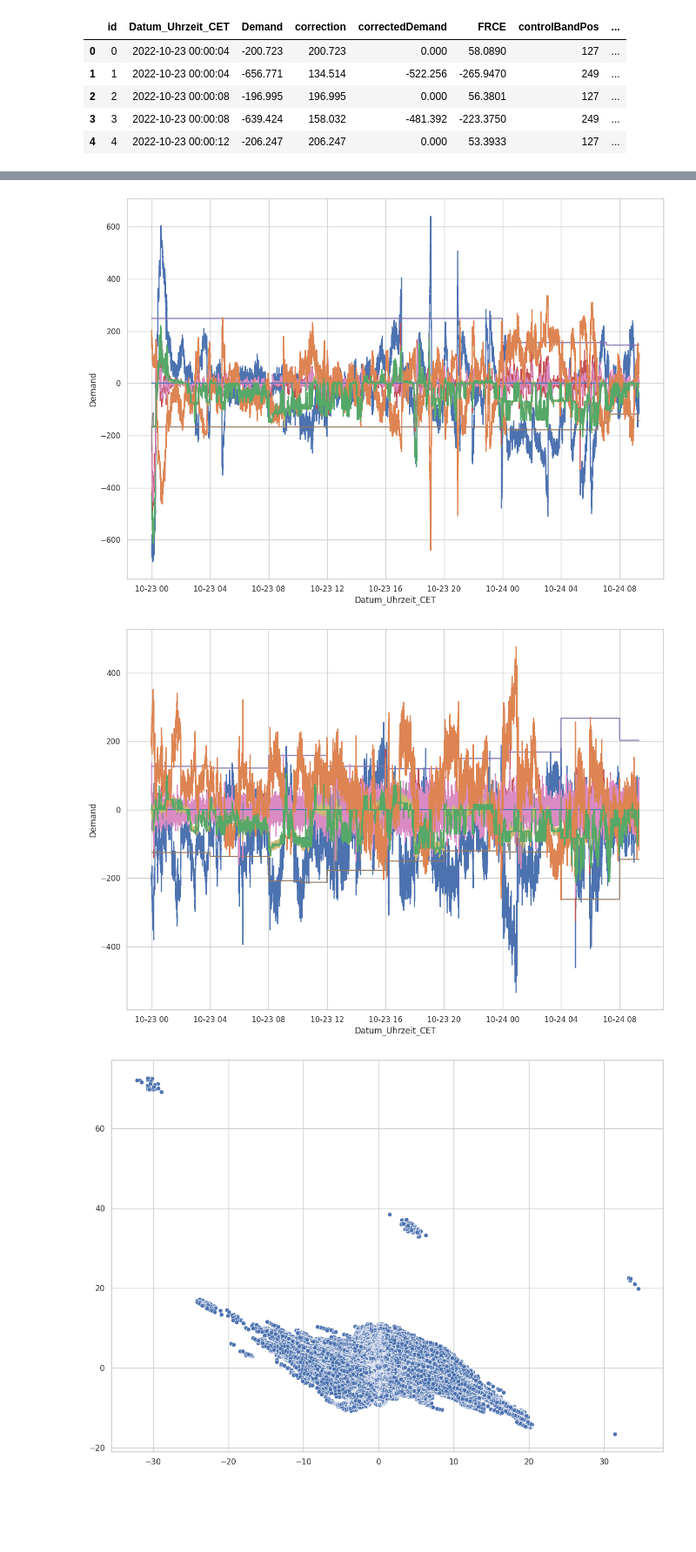
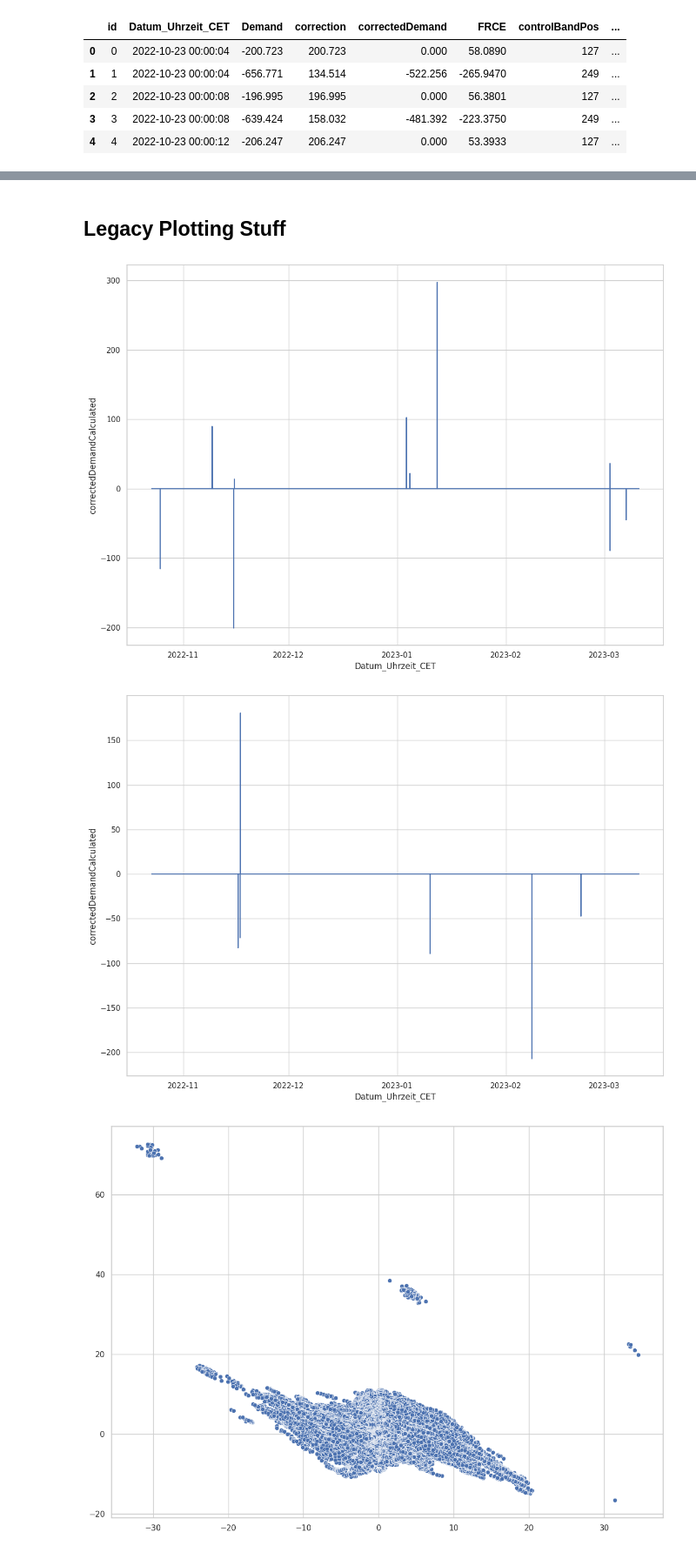
Before and after one commit to data-science-kitchen/ai-serving-grid-stability, a Jupyter notebook: data-exploration.ipynb, the cells around one changed output, grey strips where cells are left out. Shown at 87% size. Saved outputs shown, nothing was run; the diff lists cells and outputs as text; code cells hidden in the pictures; blank space fills up the shorter version.

Commit message:
Add check for anomalies in corrected demand.

```diff
--- a/data-exploration.ipynb
+++ b/data-exploration.ipynb
@@ -2,13 +2,14 @@
 import os
 
 import matplotlib.pyplot as plt
+import numpy as np
 import pandas as pd
 import seaborn as sns
 
 from sklearn.decomposition import PCA
 from sklearn.preprocessing import StandardScaler
 
-sns.set(style="whitegrid", context="notebook", rc={"figure.figsize":(14,10)})
+sns.set(style="whitegrid", context="notebook", rc={"figure.figsize":(12, 6)})
 # %%
 dataset_train = pd.read_csv(os.path.join("data", "train.csv"), low_memory=False)
 dataset_train["Datum_Uhrzeit_CET"] = pd.to_datetime(dataset_train["Datum_Uhrzeit_CET"], errors="coerce")
@@ -26,0 +43,17 @@ dataset_train.head()
+# %%
+fig, axs = plt.subplots(1, 2)
+
+for idx, control_area in enumerate([1, 2]):
+    area_subset_train = dataset_train[dataset_train["controlArea"] == control_area]
+    anomaly_corrected_demand = check_anomaly_corrected_demand(
+        area_subset_train["Demand"],
+        area_subset_train["correction"],
+        area_subset_train["correctedDemand"],
+    )
+
+    with pd.option_context("mode.chained_assignment", None):
+        area_subset_train["anomaly_corrected_demand"] = anomaly_corrected_demand
+
+    sns.lineplot(x="Datum_Uhrzeit_CET", y="anomaly_corrected_demand", data=area_subset_train, ax=axs[idx])
+
+plt.show()
@@ -27,29 +62,42 @@ dataset_train.head()
+# %% [markdown]
+## Legacy Plotting Stuff
 # %%
-NUM_STEPS_THRESHOLD = 30000
+NUM_STEPS_THRESHOLD = 3000000
 
 for control_area in [1, 2]:
     area_subset_train = dataset_train[dataset_train["controlArea"] == control_area][:NUM_STEPS_THRESHOLD]
+    area_subset_train["aFRRdifference"] = (area_subset_train["aFRRactivation"] - area_subset_train["aFRRrequest"]).abs()
+    area_subset_train["aFRRdifferenceShift"] = (area_subset_train["aFRRactivation"] - area_subset_train["aFRRrequest"].shift(periods=100)).abs()
+    area_subset_train["correctedDemandCalculated"] = area_subset_train["correctedDemand"] - (area_subset_train["Demand"] + area_subset_train["correction"])
 
     fig, ax = plt.subplots()
 
-    sns.lineplot(x="Datum_Uhrzeit_CET", y="Demand", data=area_subset_train, ax=ax)
-    sns.lineplot(x="Datum_Uhrzeit_CET", y="correction", data=area_subset_train, ax=ax)
-    sns.lineplot(x="Datum_Uhrzeit_CET", y="correctedDemand", data=area_subset_train, ax=ax)
-    sns.lineplot(x="Datum_Uhrzeit_CET", y="FRCE", data=area_subset_train, ax=ax)
-    sns.lineplot(x="Datum_Uhrzeit_CET", y="controlBandPos", data=area_subset_train, ax=ax)
-    sns.lineplot(x="Datum_Uhrzeit_CET", y="controlBandNeg", data=area_subset_train, ax=ax)
-    sns.lineplot(x="Datum_Uhrzeit_CET", y="LFCInput", data=area_subset_train, ax=ax)
-    sns.lineplot(x="Datum_Uhrzeit_CET", y="aFRRactivation", data=area_subset_train, ax=ax)
-    sns.lineplot(x="Datum_Uhrzeit_CET", y="aFRRrequest", data=area_subset_train, ax=ax)
-    sns.lineplot(x="Datum_Uhrzeit_CET", y="participationCMO", data=area_subset_train, ax=ax)
-    sns.lineplot(x="Datum_Uhrzeit_CET", y="participationIN", data=area_subset_train, ax=ax)
-    sns.lineplot(x="Datum_Uhrzeit_CET", y="correctionEcho", data=area_subset_train, ax=ax)
-    sns.lineplot(x="Datum_Uhrzeit_CET", y="BandLimitedCorrectedDemand", data=area_subset_train, ax=ax)
+    #sns.lineplot(x="Datum_Uhrzeit_CET", y="aFRRdifference", data=area_subset_train, ax=ax)
+    #sns.lineplot(x="Datum_Uhrzeit_CET", y="aFRRdifferenceShift", data=area_subset_train, ax=ax)
+
+    #sns.lineplot(x="Datum_Uhrzeit_CET", y="correctedDemand", data=area_subset_train, ax=ax)
+    sns.lineplot(x="Datum_Uhrzeit_CET", y="correctedDemandCalculated", data=area_subset_train, ax=ax)
+
+    #sns.lineplot(x="Datum_Uhrzeit_CET", y="Demand", data=area_subset_train, ax=ax, legend="full")
+    #sns.lineplot(x="Datum_Uhrzeit_CET", y="correction", data=area_subset_train, ax=ax, legend="full")
+    #sns.lineplot(x="Datum_Uhrzeit_CET", y="correctedDemand", data=area_subset_train, ax=ax)
+    #sns.lineplot(x="Datum_Uhrzeit_CET", y="FRCE", data=area_subset_train, ax=ax)
+    #sns.lineplot(x="Datum_Uhrzeit_CET", y="controlBandPos", data=area_subset_train, ax=ax)
+    #sns.lineplot(x="Datum_Uhrzeit_CET", y="controlBandNeg", data=area_subset_train, ax=ax)
+    #sns.lineplot(x="Datum_Uhrzeit_CET", y="LFCInput", data=area_subset_train, ax=ax)
+    #sns.lineplot(x="Datum_Uhrzeit_CET", y="aFRRactivation", data=area_subset_train, ax=ax)
+    #sns.lineplot(x="Datum_Uhrzeit_CET", y="aFRRrequest", data=area_subset_train, ax=ax)
+    #sns.lineplot(x="Datum_Uhrzeit_CET", y="participationCMO", data=area_subset_train, ax=ax)
+    #sns.lineplot(x="Datum_Uhrzeit_CET", y="participationIN", data=area_subset_train, ax=ax)
+    #sns.lineplot(x="Datum_Uhrzeit_CET", y="correctionEcho", data=area_subset_train, ax=ax)
+    #sns.lineplot(x="Datum_Uhrzeit_CET", y="BandLimitedCorrectedDemand", data=area_subset_train, ax=ax)
+
+    #plt.legend(["Demand", "Correction", "CorrectedDemand"])
 
     plt.show()
 # %% [output]
-[figure, old version]
+[figure, new version]
-[figure, old version]
+[figure, new version]
 # %%
 features = [
     "Demand",
```
Also changed, not shown: parts of 3 cells of this notebook.
